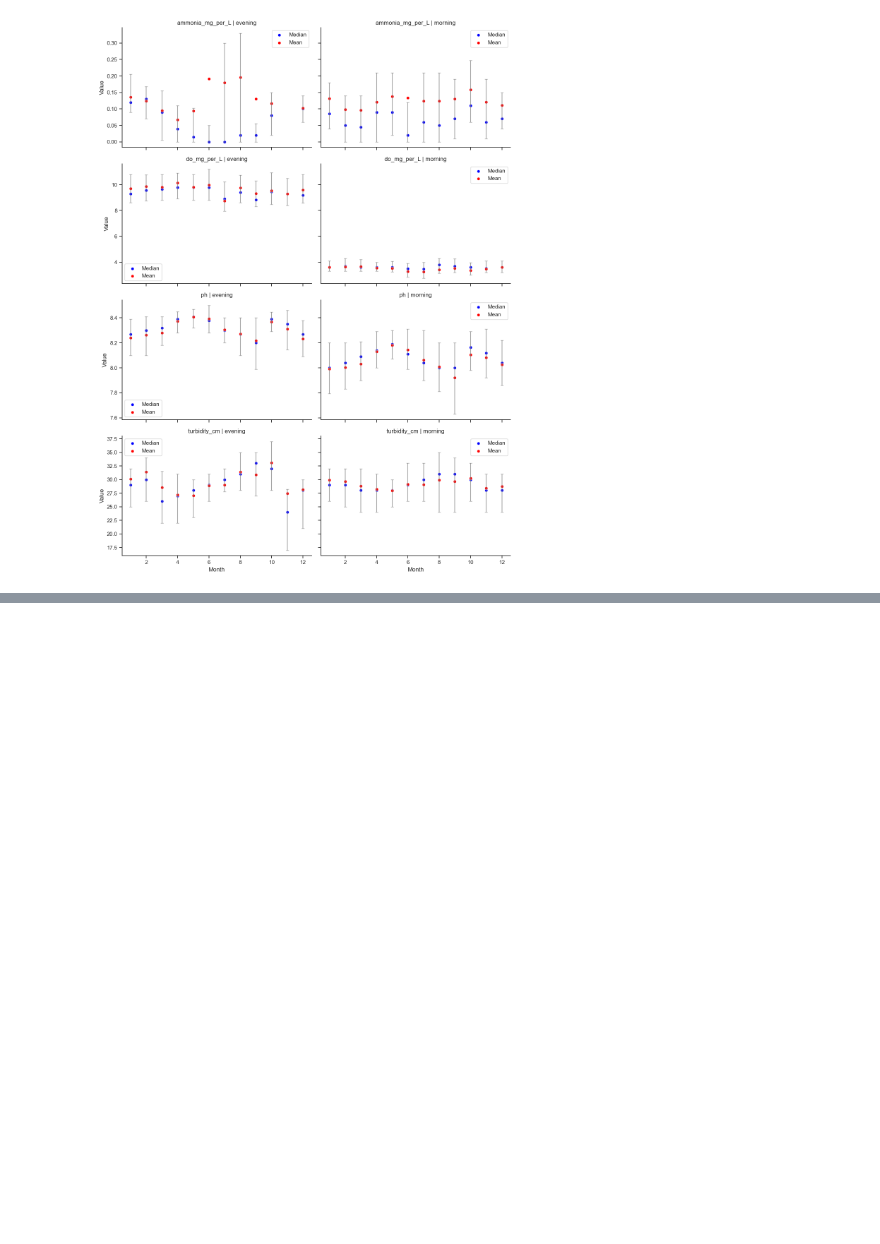
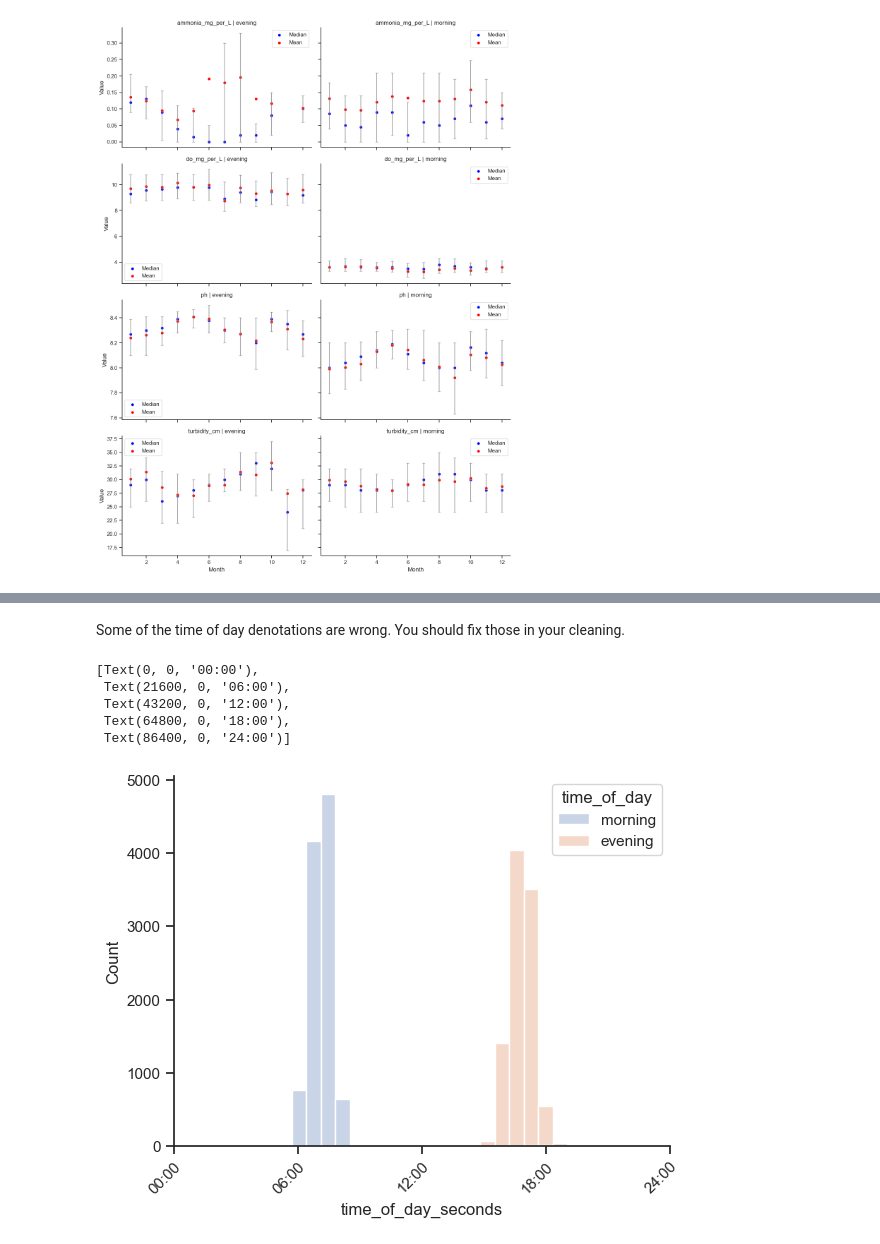
Before and after one commit to fish-welfare-initiative/fwi-predict, a Jupyter notebook: notebooks/2 explore_ara_measurements.ipynb, the cells around one changed output, grey strips where cells are left out. Cells and saved outputs as stored; diff of their text form; code cells hidden in the pictures; blank space fills up the shorter version.

```diff
--- a/notebooks/2 explore_ara_measurements.ipynb
+++ b/notebooks/2 explore_ara_measurements.ipynb
@@ -393,0 +454,16 @@ There appear to be some seasonal trends for ph, but it's hard to tell for the ot
+# %% [markdown]
+Some of the time of day denotations are wrong. You should fix those in your cleaning.
+# %%
+ax = sns.histplot(ara_long, x='time_of_day_seconds', hue='time_of_day', alpha=.3)
+ax.set_xticks([0, 6 * 3600, 12 * 3600, 18 * 3600, 24 * 3600])
+ax.set_xticklabels(['00:00', '06:00', '12:00', '18:00', '24:00'],
+                    rotation=45,
+                    ha='right',
+                    rotation_mode='anchor')
+# %% [output]
+[Text(0, 0, '00:00'),
+ Text(21600, 0, '06:00'),
+ Text(43200, 0, '12:00'),
+ Text(64800, 0, '18:00'),
+ Text(86400, 0, '24:00')]
+[figure, added]
```
Also changed, not shown: parts of 9 cells of this notebook, 18 other files.
